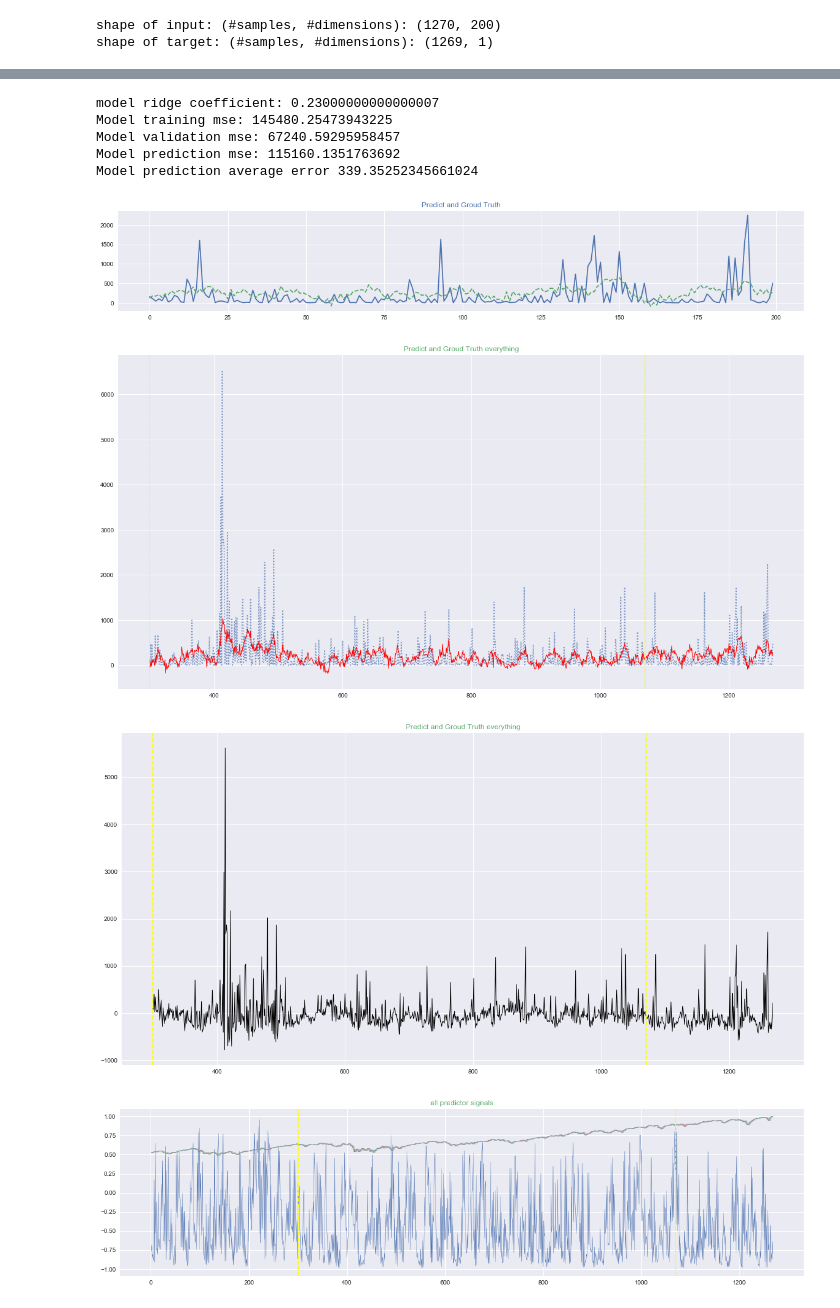
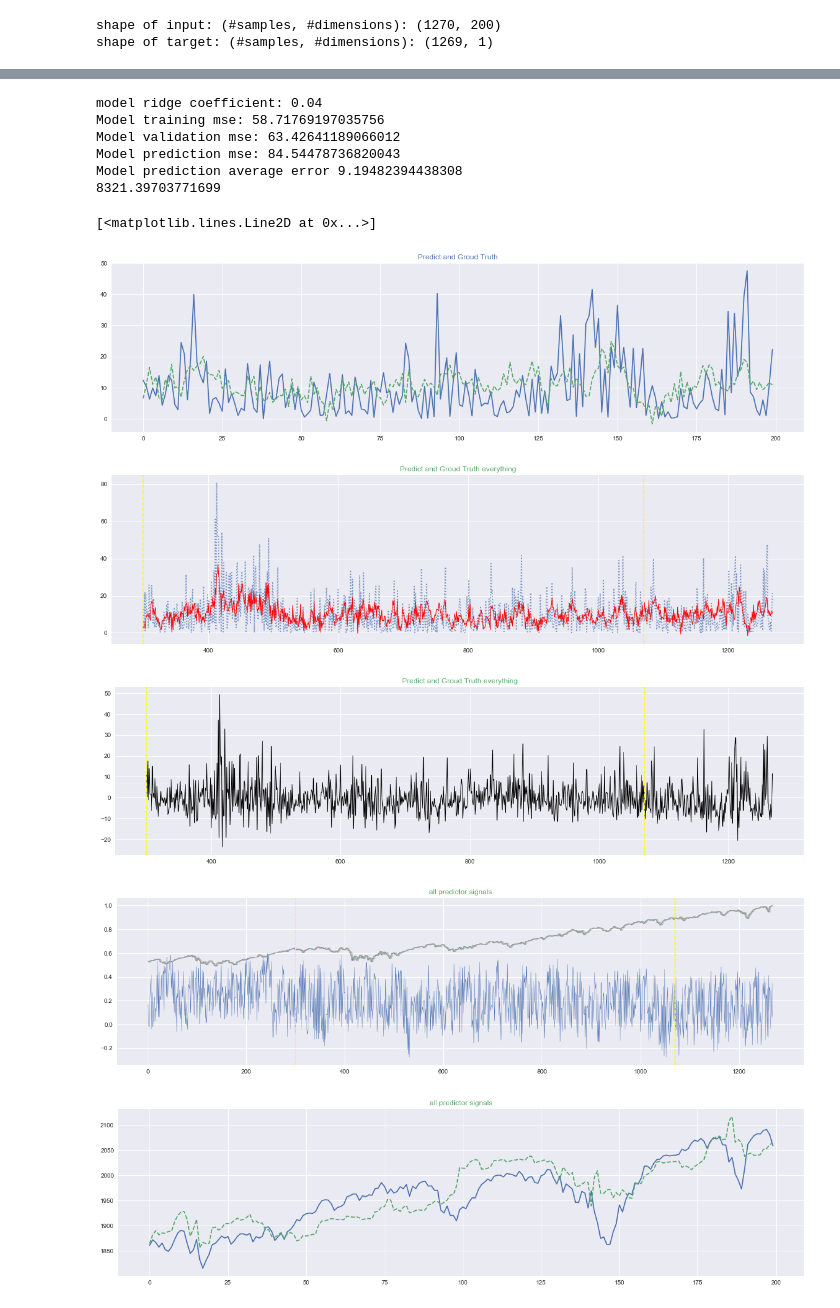
Before and after one commit to BobZiyangDing/EchoStateNeuralStochasticVolatilityHestonModel, a Jupyter notebook: EchoState.ipynb, the cells around one changed output, grey strips where cells are left out. Drawn from its saved outputs; the diff is of its cells as text; code cells hidden in the pictures.

```diff
--- a/EchoState.ipynb
+++ b/EchoState.ipynb
@@ -218,7 +219,7 @@ def EchoStateDeepTest(x_dim, connectivity, spectral_radius,
     # Producing Graphic Visualization
 
     # 后面100个，真实值与预测的
-    fig, ax = plt.subplots(figsize=(20, 3))
+    fig, ax = plt.subplots(figsize=(20, 5))
     ax.set_title('Predict and Groud Truth'.format("seaborn"), color='C0')
 
     ax.plot([j for j in range(cutout)], [predict_Y[j] for j in range(predict_Y.shape[0])])
@@ -228,7 +229,7 @@ def EchoStateDeepTest(x_dim, connectivity, spectral_radius,
     # 所有的，真实值与预测的
     hat_Y = reg.predict(X)
 
-    fig, ax = plt.subplots(figsize=(20, 10))
+    fig, ax = plt.subplots(figsize=(20, 5))
     ax.set_title('Predict and Groud Truth everything'.format("seaborn"), color='C1')
 
     ax.plot([j for j in range(forget, u_num-1)], [Y[j] for j in range(forget, u_num-1)], ":", alpha = 0.7)
@@ -238,7 +239,7 @@ def EchoStateDeepTest(x_dim, connectivity, spectral_radius,
 
 
     # Different in prediction
-    fig, ax = plt.subplots(figsize=(20, 10))
+    fig, ax = plt.subplots(figsize=(20, 5))
     ax.set_title('Predict and Groud Truth everything'.format("seaborn"), color='C1')
 
     ax.plot([j for j in range(forget, u_num-1)], [Y[j]-hat_Y[j] for j in range(forget, u_num-1)], "black", linewidth=1)
@@ -255,6 +256,8 @@ def EchoStateDeepTest(x_dim, connectivity, spectral_radius,
         ax.plot([j for j in range(1, u_num-1)], [X[j, i] for j in range(1, u_num-1)], linewidth=0.5)
     ax.axvline(x=forget, ls = "--", c = "yellow")
     ax.axvline(x=u_num - cutout, ls = "--", c = "yellow")
+
+    return predict_Y
 # %%
 def EchoStateCovTest(x_dim, connectivity, spectral_radius,
                   u_num, u_dim, u_mag,
@@ -670,9 +673,10 @@ Therefore, from frequensist view, that $\frac{1}{1468}\sum_n^{1468}\Delta r_{t_n
 # %%
 # Inferencing the value of mu
 avg_mu = 0
+cutout = 200
 
 length = data.shape[0]
-for i in range(length-1):
+for i in range(length-1-cutout):
     avg_mu += data[i+1] - data[i]
 avg_mu /= (data.shape[0]-1)
 
@@ -722,7 +733,7 @@ u = np.array(u).reshape(u_num, u_dim)
 # Making target states
 r_t_1 = data[u_dim:]
 r_t_0 = data[u_dim-1:-1]
-target = np.reshape(np.power( (r_t_1 - r_t_0 - avg_mu), 2), [-1,1])
+target = np.reshape(np.abs(r_t_1 - r_t_0 - avg_mu), [-1,1])
 
 print("shape of input: (#samples, #dimensions): {}".format(u.shape))
 print("shape of target: (#samples, #dimensions): {}".format(target.shape))
@@ -749,39 +760,55 @@ We need to normalize the input data to make it not too big that dominates the pr
 **val_cut:** the proportion between validation set and training set, $=\frac{\# \text{validation}}{\# \text{training}}$
 **verbose:** for debug mode, =True will return information of model parameters
 # %%
-x_dim = 25
-connectivity = 0.1
-spectral_radius = 0.95
+x_dim = 50
+connectivity = 0.08
+spectral_radius = 0.6
 
 u_mag = 1
 
 
-leak = 0.8 # the bigger the more focused on present
+leak = 0.6 # the bigger the more focused on present
 
-cutout = 200
 forget = 300
 
 cv_start = 0
 cv_end = 1
 cv_step = 0.01
 val_cut = 0.2
 
 verbose = False
 
 
 u = u/np.max(u) * u_mag
 
-EchoStateDeepTest(x_dim, connectivity, spectral_radius,
+pred_std = EchoStateDeepTest(x_dim, connectivity, spectral_radius,
                 u_num, u_dim, u_mag,
                   leak, cutout, forget,
-                  cv_start, cv_end, cv_step, val_cut, verbose, u, target, resvoir_num=2)
+                  cv_start, cv_end, cv_step, val_cut, verbose, u, target, resvoir_num=1)
+
+pred = [data[-cutout-1]]
+
+for i in range(cutout):
+    pred.append(pred[-1]+np.random.normal(avg_mu, pred_std[i]))
+
+pred = np.array(pred[1:])
+print(np.mean( np.power(pred-data[-cutout:], 2)  ))
+
+mpl.style.use("seaborn")
+fig, ax = plt.subplots(figsize=(20, 5))
+ax.set_title('all predictor signals'.format("seaborn"), color='C1')
+ax.plot([j for j in range(cutout)], [data[-cutout:][j] for j in range(cutout)])
+ax.plot([j for j in range(cutout)], [pred[j] for j in range(cutout)], "--")
 # %% [output]
-model ridge coefficient: 0.23000000000000007
-Model training mse: 145480.25473943225
-Model validation mse: 67240.59295958457
-Model prediction mse: 115160.1351763692
-Model prediction average error 339.35252345661024
+model ridge coefficient: 0.04
+Model training mse: 58.71769197035756
+Model validation mse: 63.42641189066012
+Model prediction mse: 84.54478736820043
+Model prediction average error 9.19482394438308
+8321.39703771699
+[<matplotlib.lines.Line2D at 0x...>]
-[figure, old version]
+[figure, new version]
-[figure, old version]
+[figure, new version]
-[figure, old version]
+[figure, new version]
-[figure, old version]
+[figure, new version]
+[figure, added]
```
Also changed, not shown: parts of 5 cells of this notebook, 8 other files.
